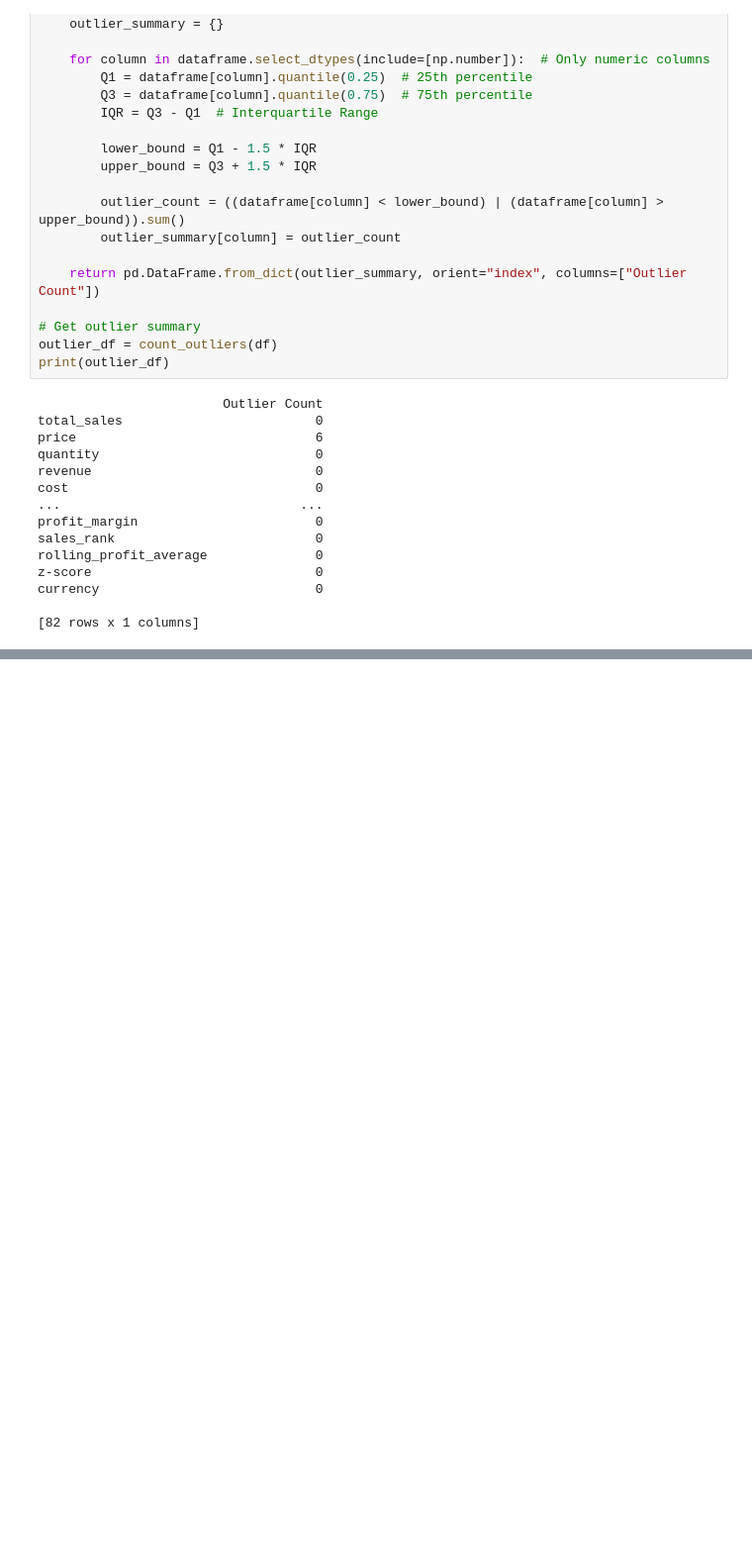
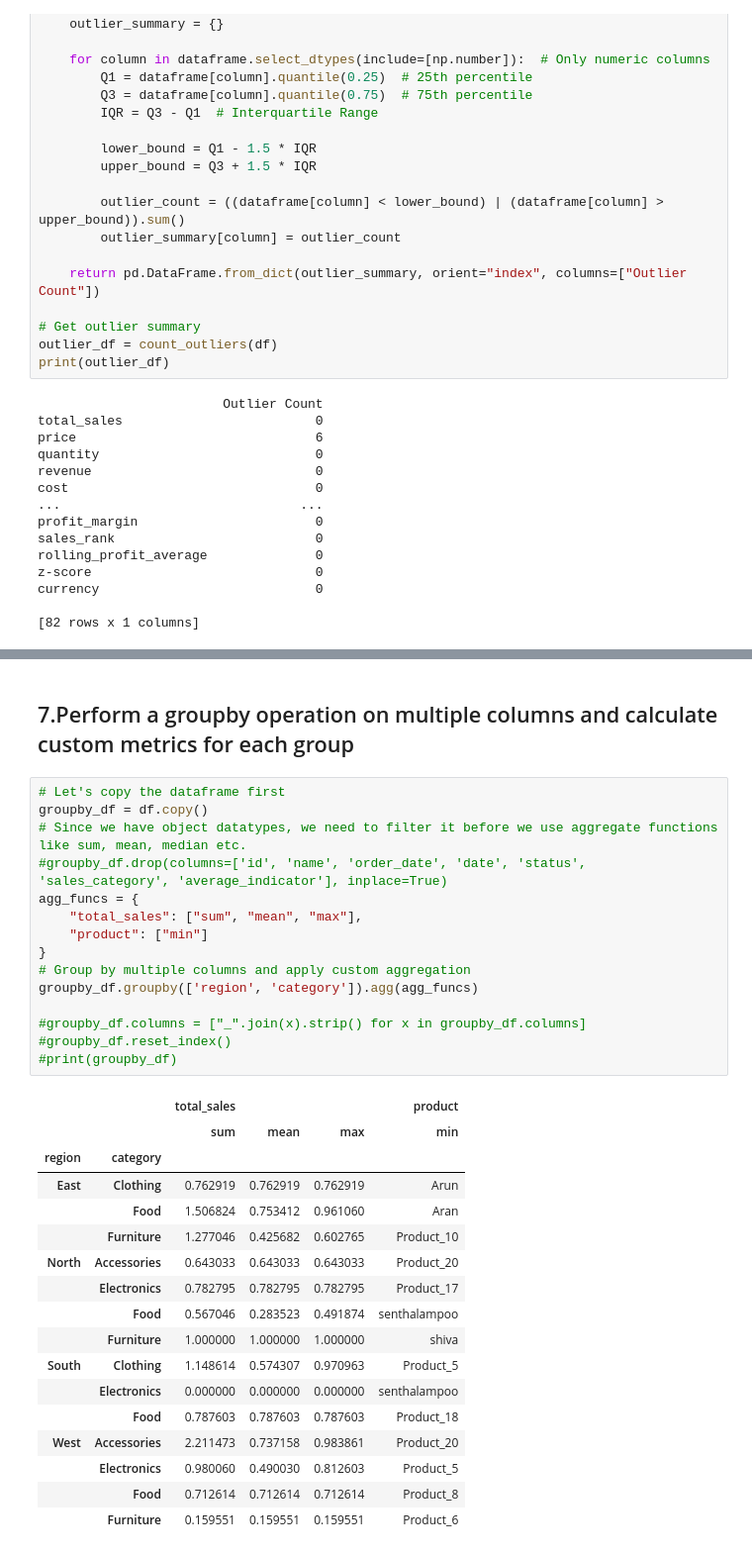
Before and after one commit to G-Arun-Kumar/exploratory-data-analysis, a Jupyter notebook: pandas_practice2.ipynb, the cells around one changed output, grey strips where cells are left out. Shown: that part at 99% size. Cells and saved outputs as stored; diff of their text form; blank space fills up the shorter version.

```diff
--- a/pandas_practice2.ipynb
+++ b/pandas_practice2.ipynb
@@ -361,0 +392,35 @@ currency                            0
+# %% [markdown]
+## 7.Perform a groupby operation on multiple columns and calculate custom metrics for each group
+# %%
+# Let's copy the dataframe first
+groupby_df = df.copy()
+# Since we have object datatypes, we need to filter it before we use aggregate functions like sum, mean, median etc.
+#groupby_df.drop(columns=['id', 'name', 'order_date', 'date', 'status', 'sales_category', 'average_indicator'], inplace=True)
+agg_funcs = {
+    "total_sales": ["sum", "mean", "max"],
+    "product": ["min"]
+}
+# Group by multiple columns and apply custom aggregation
+groupby_df.groupby(['region', 'category']).agg(agg_funcs)
+
+#groupby_df.columns = ["_".join(x).strip() for x in groupby_df.columns]
+#groupby_df.reset_index()
+#print(groupby_df)
+# %% [output]
+|  |  | total_sales |  |  | product |
+|  |  | sum | mean | max | min |
+| region | category |  |  |  |  |
+| East | Clothing | 0.762919 | 0.762919 | 0.762919 | Arun |
+|  | Food | 1.506824 | 0.753412 | 0.961060 | Aran |
+|  | Furniture | 1.277046 | 0.425682 | 0.602765 | Product_10 |
+| North | Accessories | 0.643033 | 0.643033 | 0.643033 | Product_20 |
+|  | Electronics | 0.782795 | 0.782795 | 0.782795 | Product_17 |
+|  | Food | 0.567046 | 0.283523 | 0.491874 | senthalampoo |
+|  | Furniture | 1.000000 | 1.000000 | 1.000000 | shiva |
+| South | Clothing | 1.148614 | 0.574307 | 0.970963 | Product_5 |
+|  | Electronics | 0.000000 | 0.000000 | 0.000000 | senthalampoo |
+|  | Food | 0.787603 | 0.787603 | 0.787603 | Product_18 |
+| West | Accessories | 2.211473 | 0.737158 | 0.983861 | Product_20 |
+|  | Electronics | 0.980060 | 0.490030 | 0.812603 | Product_5 |
+|  | Food | 0.712614 | 0.712614 | 0.712614 | Product_8 |
+|  | Furniture | 0.159551 | 0.159551 | 0.159551 | Product_6 |
```
Also changed, not shown: parts of 5 cells of this notebook.
